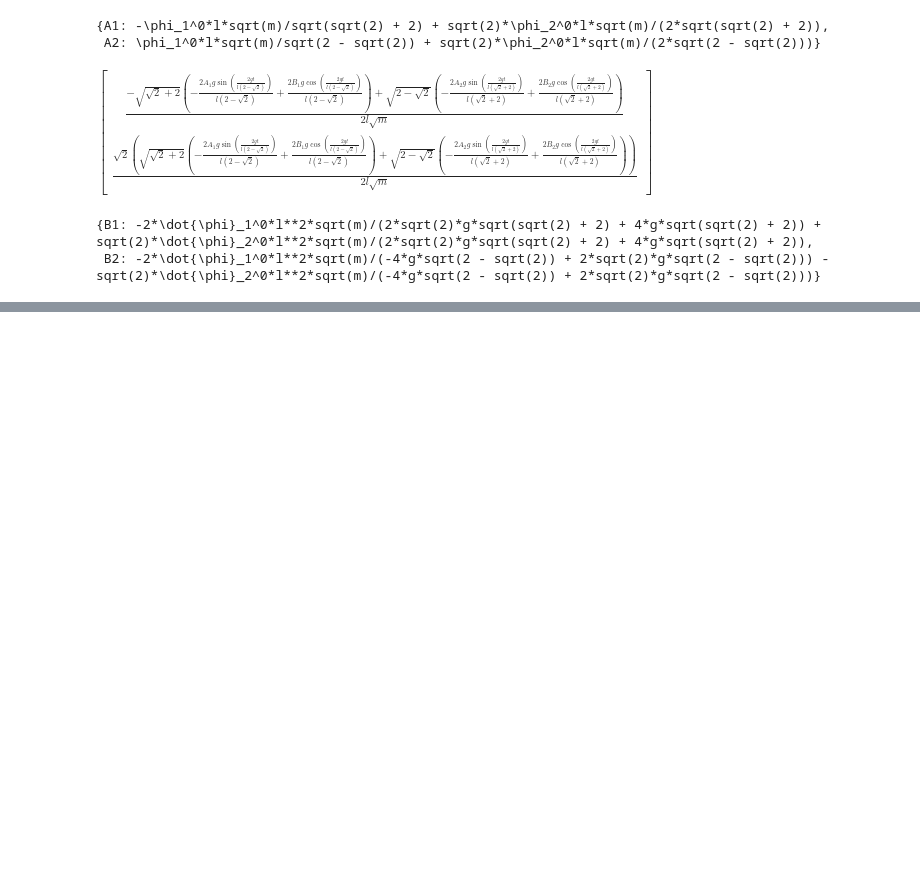
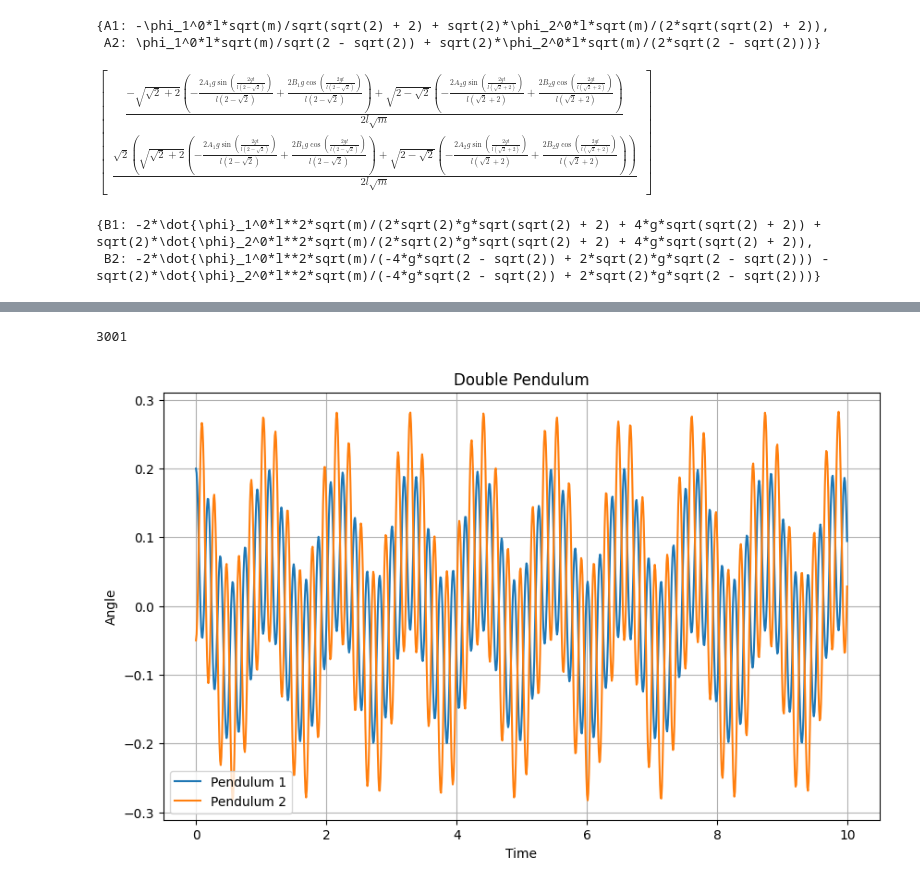
Before and after one commit to Vaquera-Araujo/LabAv2023, a Jupyter notebook: Symbolic Projects/Small Oscillations/small_oscillations_double_pendulum.ipynb, the cells around one changed output, grey strips where cells are left out. Cells and saved outputs as stored; diff of their text form; code cells hidden in the pictures; blank space fills up the shorter version.

```diff
--- a/Symbolic Projects/Small Oscillations/small_oscillations_double_pendulum.ipynb
+++ b/Symbolic Projects/Small Oscillations/small_oscillations_double_pendulum.ipynb
@@ -167,0 +188,18 @@ $\displaystyle \left[\begin{matrix}\frac{\left(\sqrt{2} + 2\right) \left(g \left
+# %%
+  l_num = 1.0
+  g_num = 9.8
+  phi1_0_num = 0.2
+  phi2_0_num = -0.05
+  dot_phi1_0_num = 0.0
+  dot_phi2_0_num = 0.0
+# %%
+def small_oscillations_double_pendulum(time_grid):
+  """
+  This function evaluates the solution to the double pendulum angles at each point of time grid.
+  """
+  res_phi=np.zeros([len(time_grid),2])
+  for i in range(len(time_grid)):
+    res_phi[i]=np.array([num_phi_1(time_grid[i],l_num,g_num,phi1_0_num,phi2_0_num,dot_phi1_0_num, dot_phi2_0_num), num_phi_2(time_grid[i],l_num,g_num,phi1_0_num,phi2_0_num,dot_phi1_0_num, dot_phi2_0_num)])
+  return res_phi
+# %%
+answer=small_oscillations_double_pendulum(time)
@@ -167,0 +216,20 @@ $\displaystyle \left[\begin{matrix}\frac{\left(\sqrt{2} + 2\right) \left(g \left
+# %%
+# Unpack phi1 and phi2 as a function of time
+phi1_data, phi2_data = answer[:,0], answer[:,1]
+# %%
+len(time)
+# %% [output]
+3001
+# %%
+# Plotting the angles over time
+plt.figure(figsize=(10, 6))
+plt.plot(time[:1000], phi1_data[:1000], label='Pendulum 1')
+plt.plot(time[:1000], phi2_data[:1000], label='Pendulum 2')
+plt.title('Double Pendulum')
+plt.xlabel('Time')
+plt.ylabel('Angle')
+plt.legend()
+plt.grid(True)
+plt.show()
+# %% [output]
+[figure, added]
```
Also changed, not shown: parts of 13 cells of this notebook.
